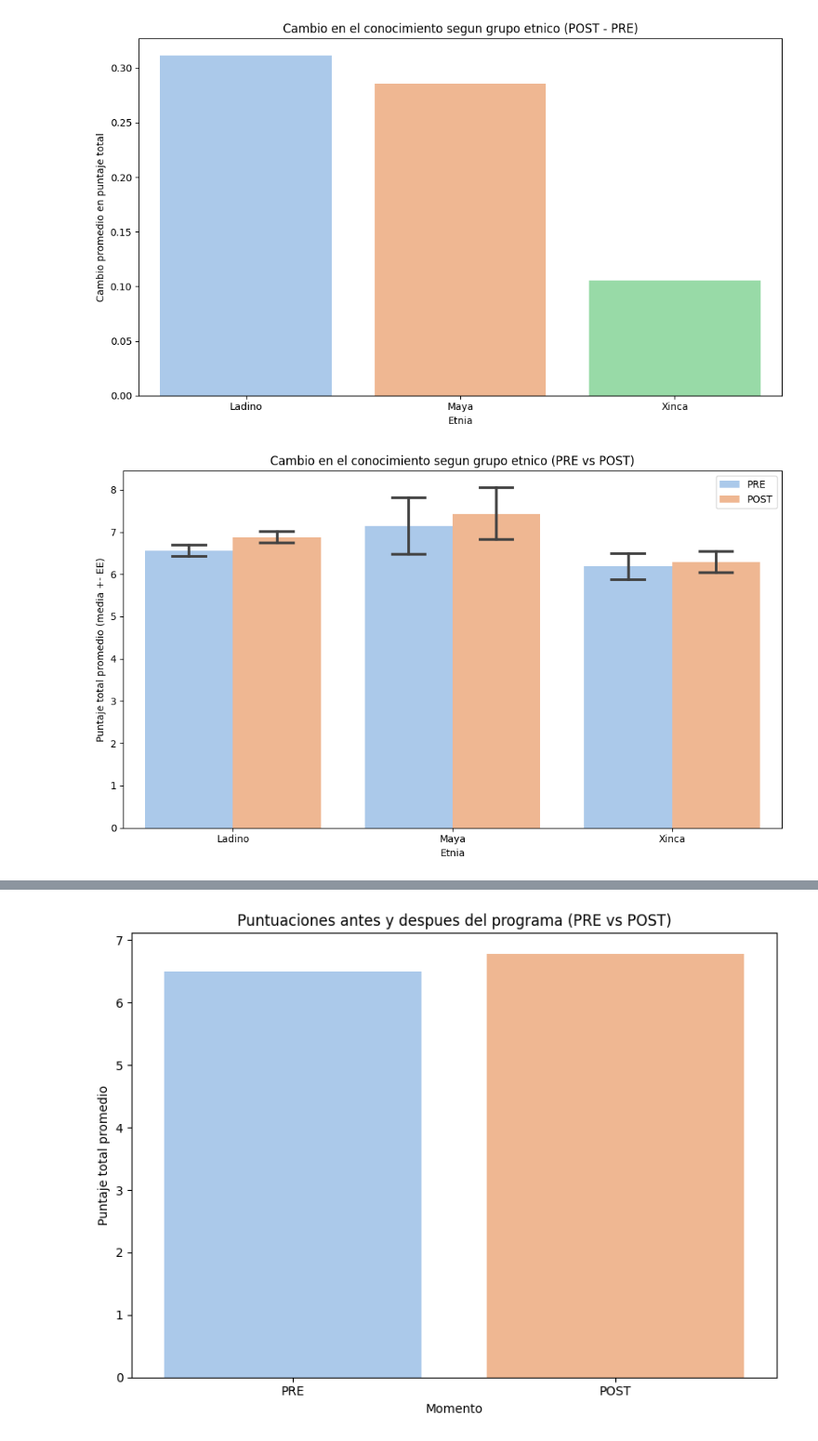
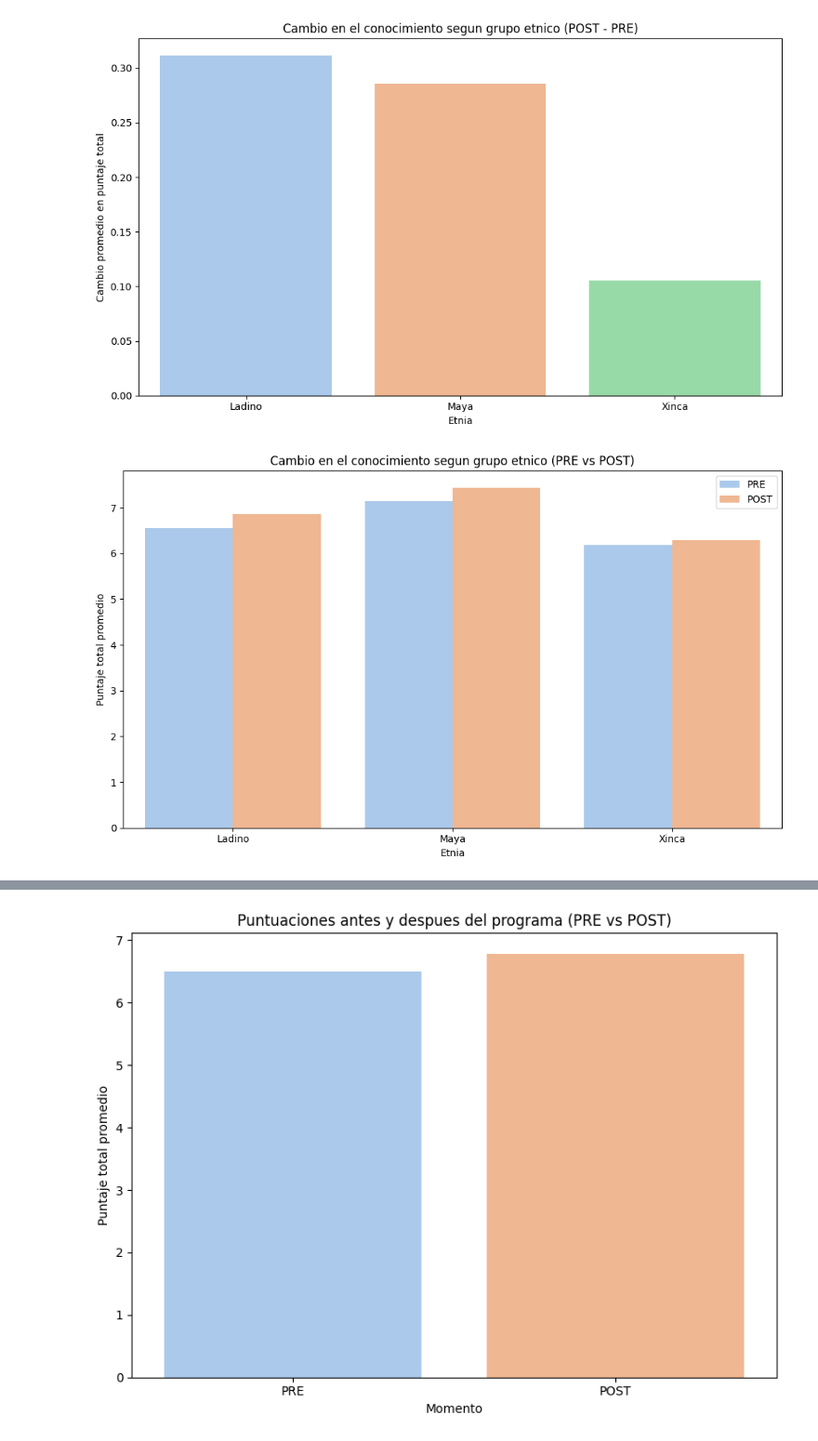
Before and after one commit to rodrigohernandezm/EDA_Tesis, a Jupyter notebook: EDA.ipynb, the cells around one changed output, grey strips where cells are left out. Shown at 93% size. Drawn from its saved outputs; the diff is of its cells as text; code cells hidden in the pictures.

```diff
--- a/EDA.ipynb
+++ b/EDA.ipynb
@@ -281,36 +286,36 @@ OUT : C:\Users\rhernandez\OneDrive - Generando Soluciones Anlalíticas S.A\Docum
 
   # Puntaje total
   score_cols = ["P1", "P2", "P3", "P4", "P5", "P6", "P7", "P8"]
   for c in score_cols:
       df_fix[c] = pd.to_numeric(df_fix[c], errors="coerce")
   df_fix["resultado_final"] = df_fix[score_cols].sum(axis=1)
 
   # Solo PRE y POST con etnia valida
   df_final = df_fix[df_fix["estado"].isin(["PRE", "POST"]) & df_fix["ETNIA_NOMBRE"].notna()].copy()
 
   plt.figure(figsize=(10, 6))
   sns.barplot(
       data=df_final,
       x="ETNIA_NOMBRE",
       y="resultado_final",
       hue="estado",
       order=order_etnia,
       hue_order=["PRE", "POST"],
       palette="pastel",
-      errorbar="se",
+      errorbar=None,
       capsize=0.15
   )
 
   plt.title("Cambio en el conocimiento segun grupo etnico (PRE vs POST)")
   plt.xlabel("Etnia")
-  plt.ylabel("Puntaje total promedio (media +- EE)")
+  plt.ylabel("Puntaje total promedio")
   plt.legend(title="")
   plt.tight_layout()
 
   plt.savefig(os.path.join(OUT, "cambio_conocimiento_pre_vs_post_por_etnia.png"), dpi=300, bbox_inches="tight")
   plt.show()
 # %% [output]
-[figure, old version]
+[figure, new version]
 # %%
   df_fix = resultados_total.copy()
   df_fix["estado"] = df_fix["estado"].astype(str).str.strip().str.upper()
```
Also changed, not shown: parts of 3 cells of this notebook, 3 other files.
